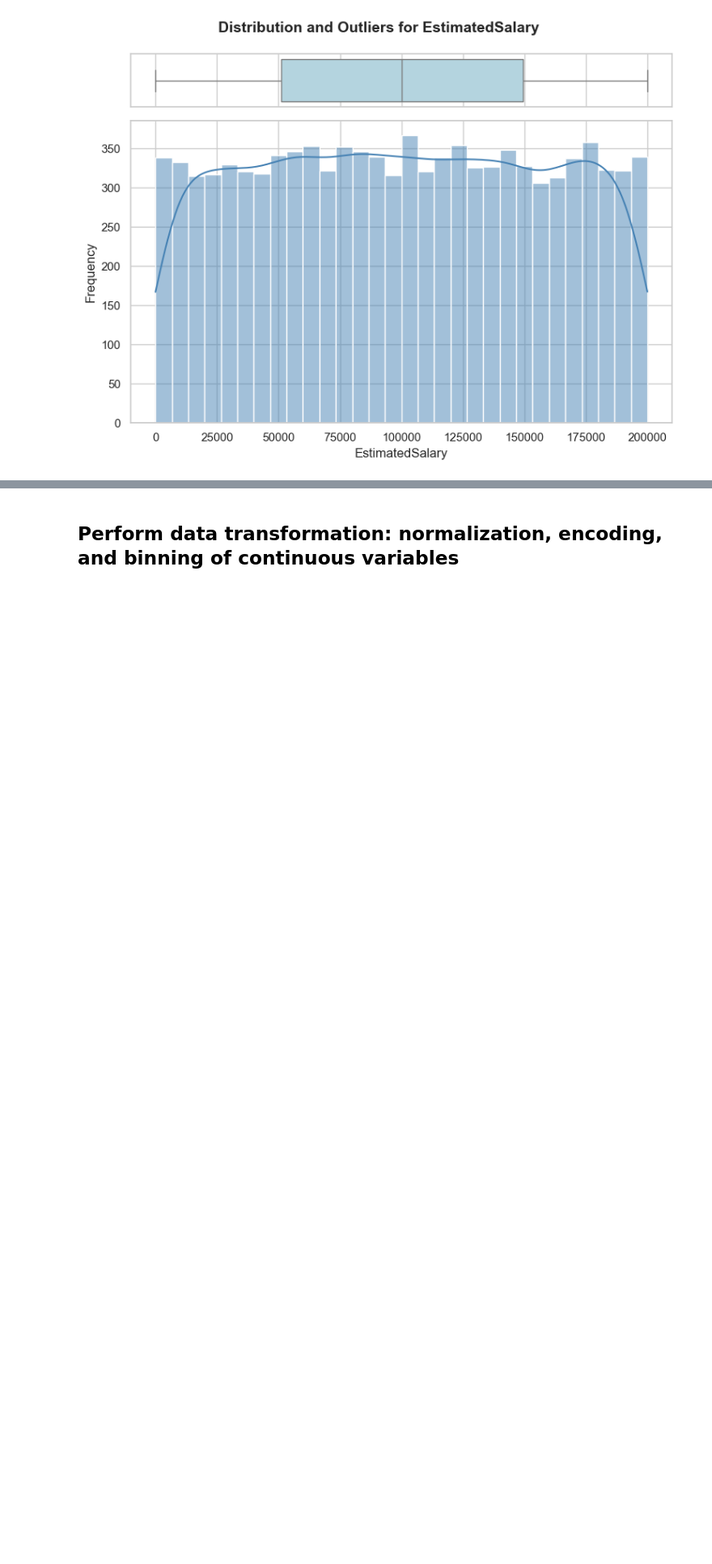
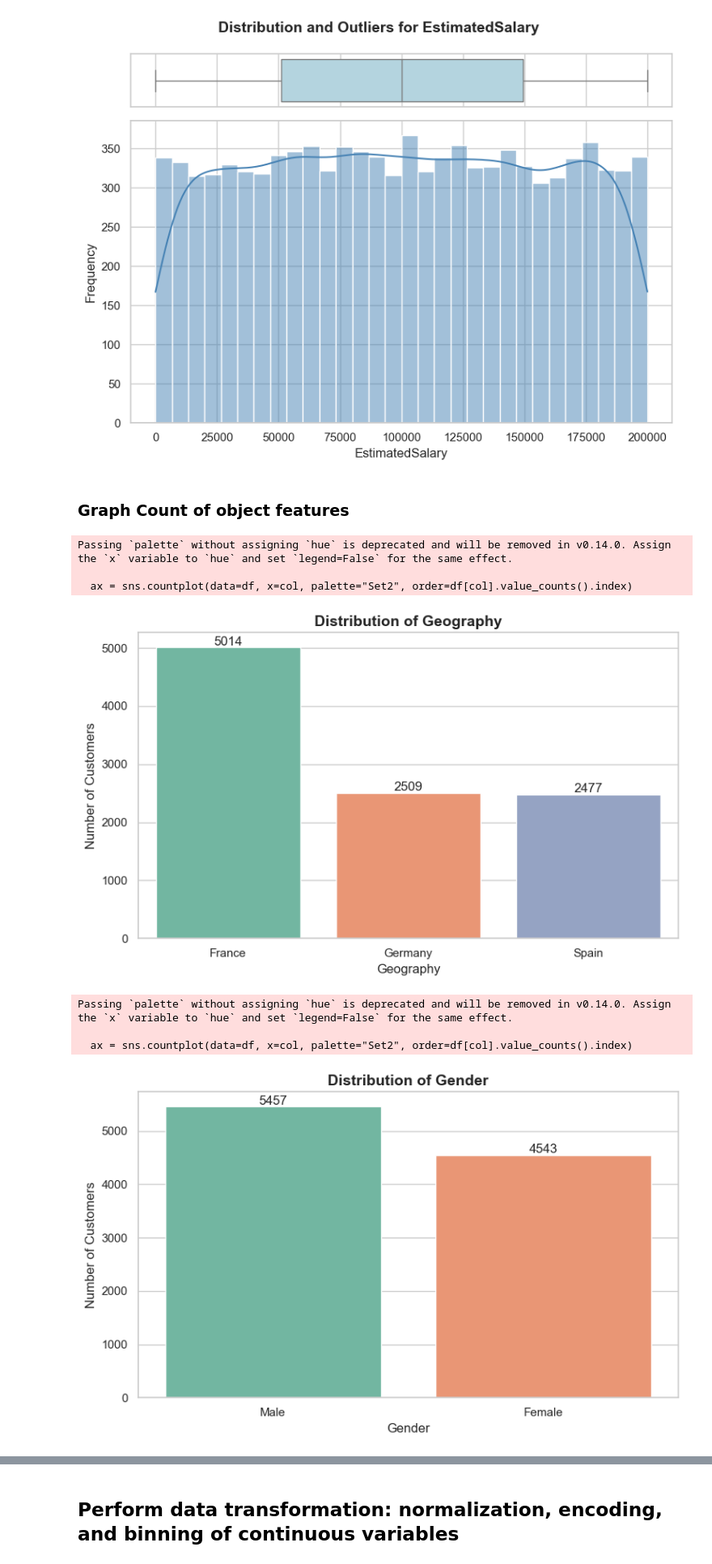
Before and after one commit to Kelompok4-PPTI20/data-mining, a Jupyter notebook: notebook.ipynb, the cells around one changed output, grey strips where cells are left out. Shown at 81% size. Saved outputs shown, nothing was run; the diff lists cells and outputs as text; code cells hidden in the pictures; blank space fills up the shorter version.

```diff
--- a/notebook.ipynb
+++ b/notebook.ipynb
@@ -124,4 +177,49 @@ for col in cols_to_check:
 [figure]
 [figure]
 [figure]
+# %% [markdown]
+### Graph Count of object features
+# %%
+# 1. Identify object (categorical) columns
+object_cols = df.select_dtypes(include=['object']).columns
+
+# 2. Exclude IDs and high-cardinality columns like 'Surname'
+# (Adjust this list if you have other specific text columns to ignore)
+cols_to_exclude = ['RowNumber', 'CustomerId', 'Surname']
+cols_to_plot = [col for col in object_cols if col not in cols_to_exclude]
+
+# 3. Set the visual style
+sns.set_theme(style="whitegrid")
+
+# 4. Loop through each categorical column and create a bar chart
+for col in cols_to_plot:
+    plt.figure(figsize=(8, 5))
+
+    # Create a count plot (bar chart counting occurrences)
+    ax = sns.countplot(data=df, x=col, palette="Set2", order=df[col].value_counts().index)
+
+    # Add titles and labels
+    plt.title(f'Distribution of {col}', fontsize=14, fontweight='bold')
+    plt.xlabel(col, fontsize=12)
+    plt.ylabel('Number of Customers', fontsize=12)
+
+    # Add data labels on top of each bar for clarity
+    for p in ax.patches:
+        ax.annotate(f'{int(p.get_height())}',
+                    (p.get_x() + p.get_width() / 2., p.get_height()),
+                    ha='center', va='center',
+                    xytext=(0, 5),
+                    textcoords='offset points')
+
+    plt.tight_layout()
+    plt.show()
+# %% [output]
+Passing `palette` without assigning `hue` is deprecated and will be removed in v0.14.0. Assign the `x` variable to `hue` and set `legend=False` for the same effect.
+
+  ax = sns.countplot(data=df, x=col, palette="Set2", order=df[col].value_counts().index)
+[figure, added]
+Passing `palette` without assigning `hue` is deprecated and will be removed in v0.14.0. Assign the `x` variable to `hue` and set `legend=False` for the same effect.
+
+  ax = sns.countplot(data=df, x=col, palette="Set2", order=df[col].value_counts().index)
+[figure, added]
 # %% [markdown]
```
Also changed, not shown: parts of 13 cells of this notebook.
